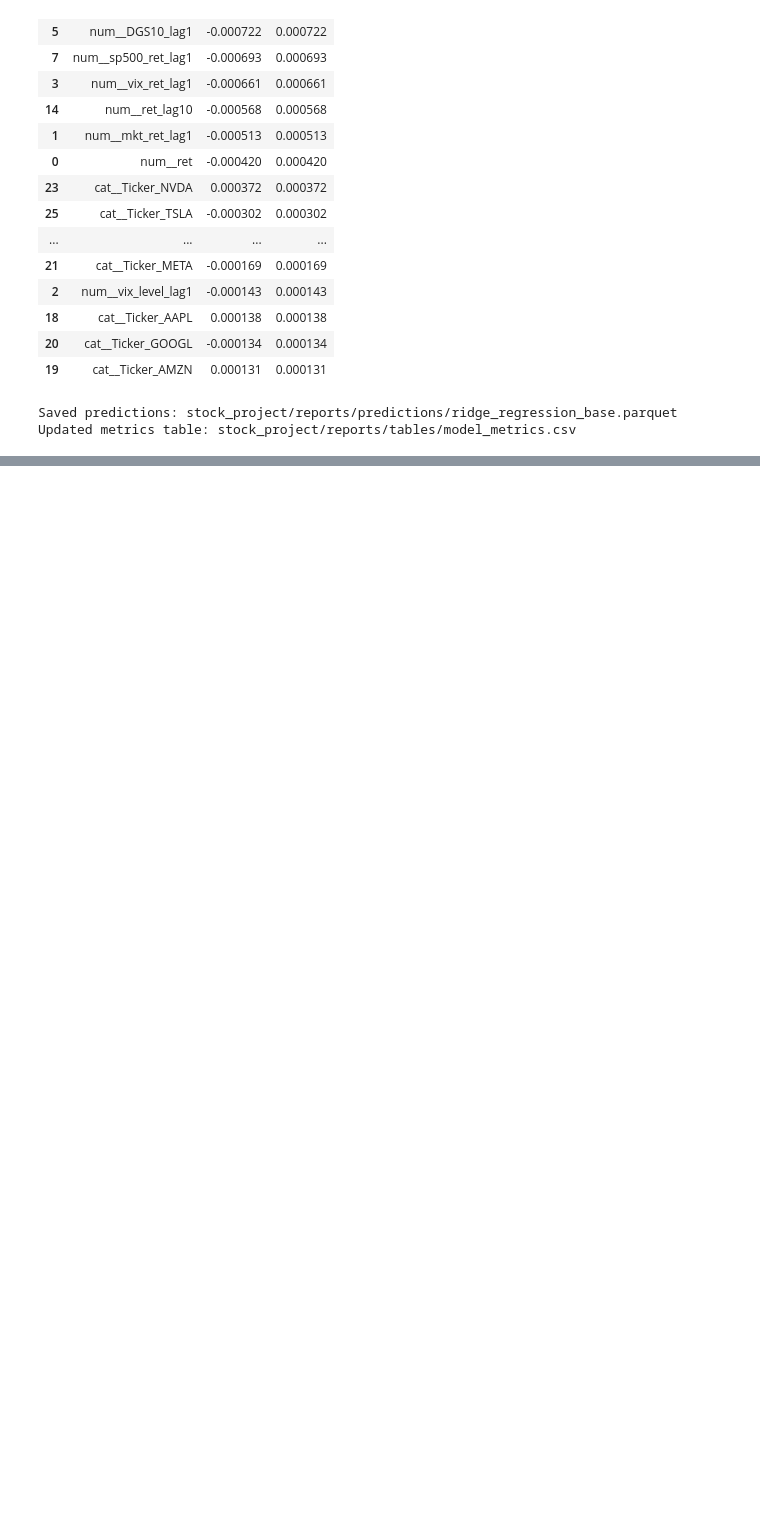
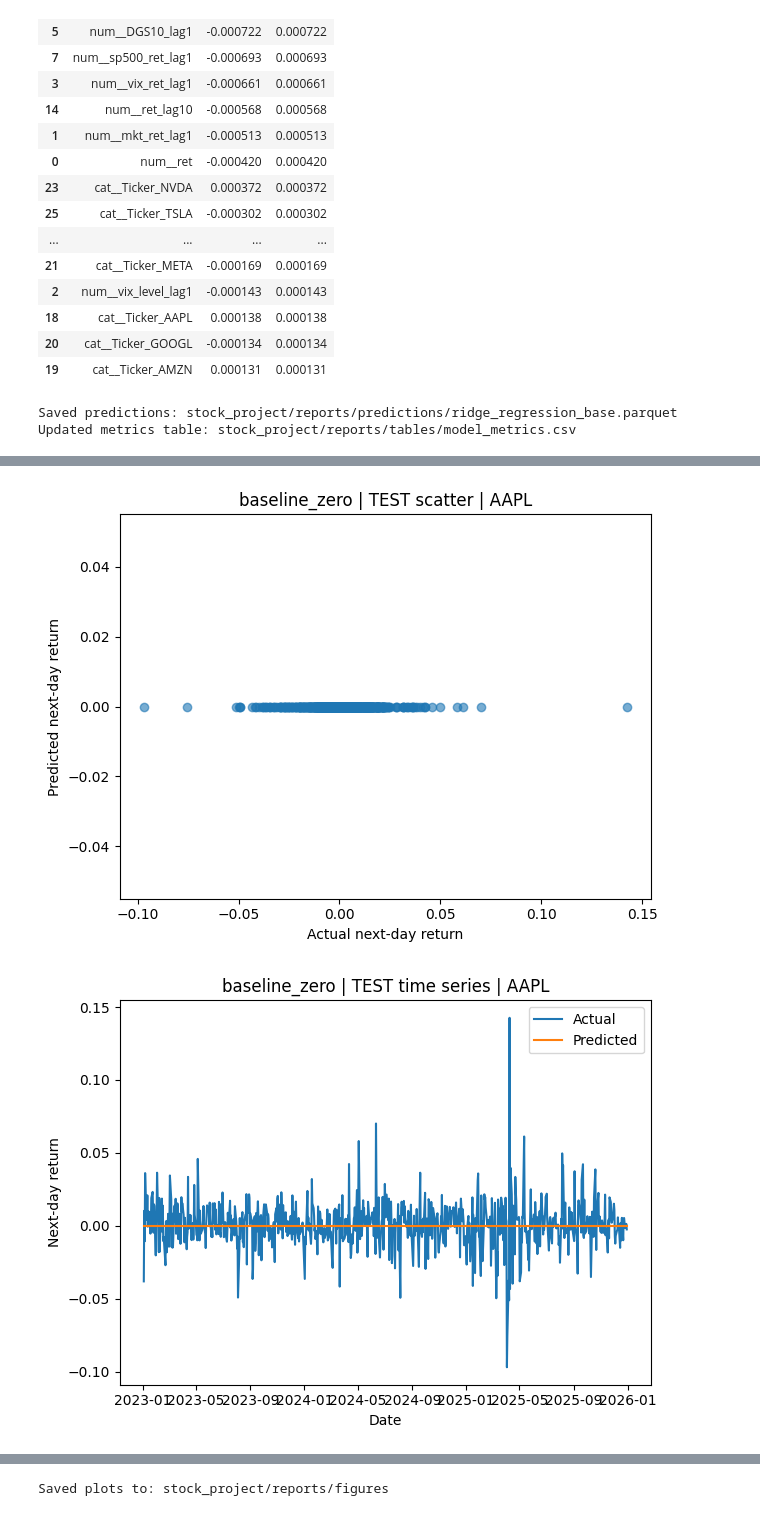
Before and after one commit to RichelCode/Final_Stock_Analysis, a Jupyter notebook: stock_market_final.ipynb, the cells around one changed output, grey strips where cells are left out. Drawn from its saved outputs; the diff is of its cells as text; code cells hidden in the pictures; blank space fills up the shorter version.

```diff
--- a/stock_market_final.ipynb
+++ b/stock_market_final.ipynb
@@ -1760,0 +1852,50 @@ Updated metrics table: stock_project/reports/tables/model_metrics.csv
+# %%
+metrics_path = TAB_DIR / "model_metrics.csv"
+metrics = pd.read_csv(metrics_path)
+display(metrics.sort_values(["split", "RMSE_bps"]))
+
+# Choose a ticker to visualize on TEST
+TICKER_TO_PLOT = "AAPL"
+
+models_to_plot = [
+    "baseline_zero",
+    "baseline_ticker_mean",
+    "baseline_ar1_per_ticker",
+    "linear_regression_base",
+    "ridge_regression_base",
+    "random_forest_base",
+]
+
+for model_name in models_to_plot:
+    pred_path = PRED_DIR / f"{model_name}.parquet"
+    if not pred_path.exists():
+        print("Missing predictions for:", model_name)
+        continue
+
+    p = pd.read_parquet(pred_path)
+    p_test = p[(p["split"] == "test") & (p["Ticker"] == TICKER_TO_PLOT)].sort_values("target_date")
+
+    # Scatter: y_true vs y_pred
+    plt.figure()
+    plt.scatter(p_test["y_true"], p_test["y_pred"], alpha=0.6)
+    plt.title(f"{model_name} | TEST scatter | {TICKER_TO_PLOT}")
+    plt.xlabel("Actual next-day return")
+    plt.ylabel("Predicted next-day return")
+    plt.tight_layout()
+    plt.savefig(FIG_DIR / f"{model_name}_scatter_test_{TICKER_TO_PLOT}.png")
+    plt.show()
+
+    # Time series plot
+    plt.figure()
+    plt.plot(p_test["target_date"], p_test["y_true"], label="Actual")
+    plt.plot(p_test["target_date"], p_test["y_pred"], label="Predicted")
+    plt.title(f"{model_name} | TEST time series | {TICKER_TO_PLOT}")
+    plt.xlabel("Date")
+    plt.ylabel("Next-day return")
+    plt.legend()
+    plt.tight_layout()
+    plt.savefig(FIG_DIR / f"{model_name}_timeseries_test_{TICKER_TO_PLOT}.png")
+    plt.show()
+
+print("Saved plots to:", FIG_DIR)
+# %% [output]
@@ -1760,0 +1919,2 @@ Updated metrics table: stock_project/reports/tables/model_metrics.csv
+[figure, added]
+[figure, added]
@@ -1760,0 +1931 @@ Updated metrics table: stock_project/reports/tables/model_metrics.csv
+Saved plots to: stock_project/reports/figures
```
Also changed, not shown: parts of 4 cells of this notebook, 15 other files.
